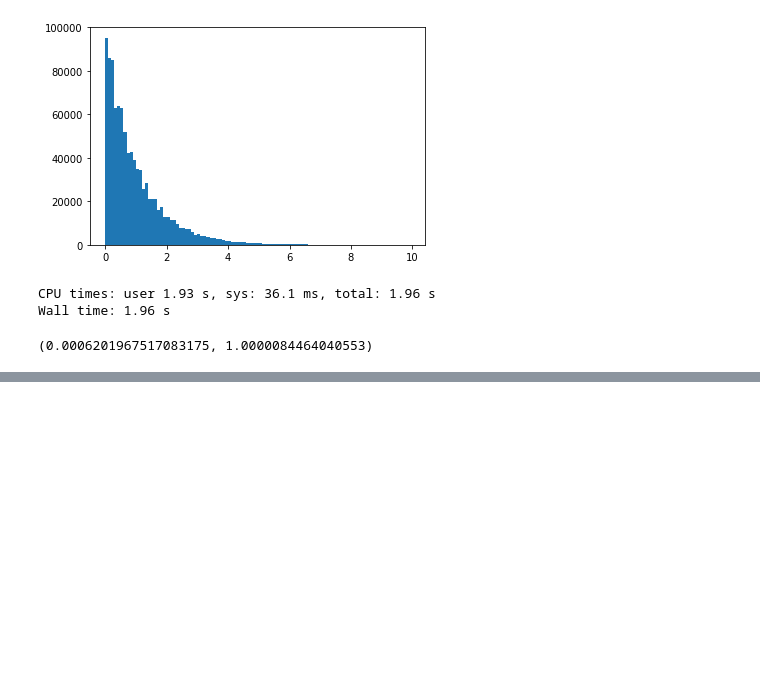
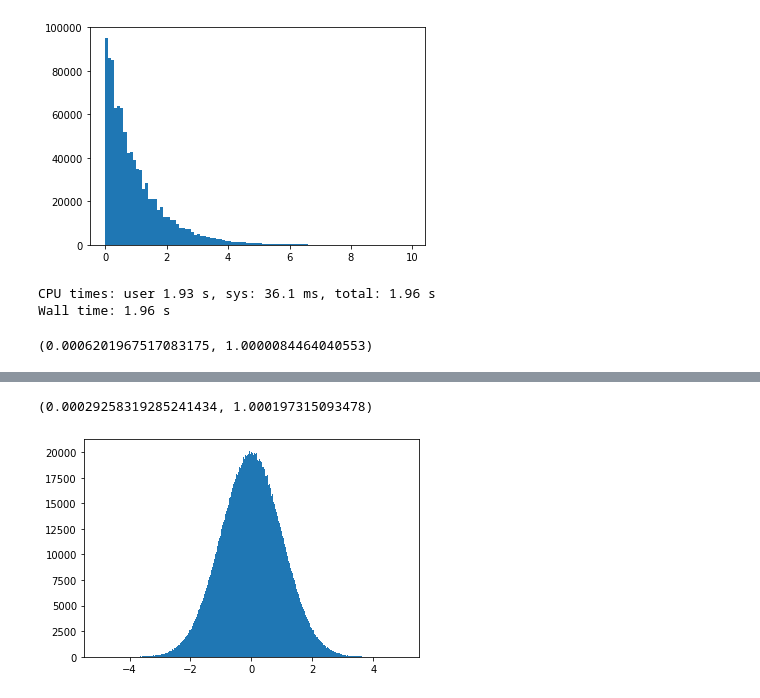
Before and after one commit to lifematrix/rust-crypto, a Jupyter notebook: python/notebooks/explore-marcrypto-random.ipynb, the cells around one changed output, grey strips where cells are left out. Drawn from its saved outputs; the diff is of its cells as text; code cells hidden in the pictures; blank space fills up the shorter version.

```diff
--- a/python/notebooks/explore-marcrypto-random.ipynb
+++ b/python/notebooks/explore-marcrypto-random.ipynb
@@ -217,0 +221,8 @@ _ = plt.hist(norm_samples, bins=np.arange(-5, 5, 0.1))
+# %%
+np.mean(norm_samples_pcg64), np.std(norm_samples_pcg64)
+# %% [output]
+(0.00029258319285241434, 1.000197315093478)
+# %%
+_ = plt.hist(norm_samples_pcg64, bins=np.arange(-5, 5, 0.01))
+# %% [output]
+[figure, added]
```
Also changed, not shown: parts of 6 cells of this notebook, 2 other files.
